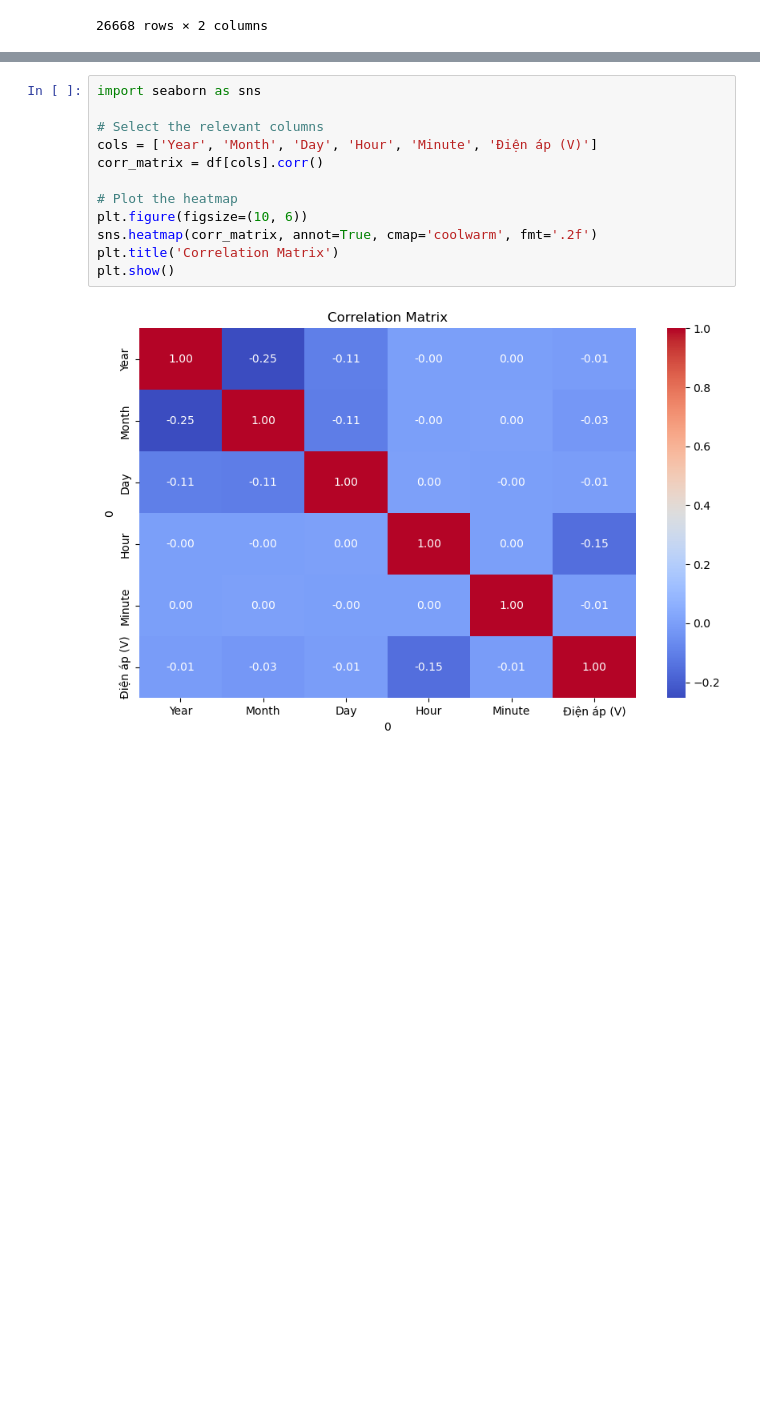
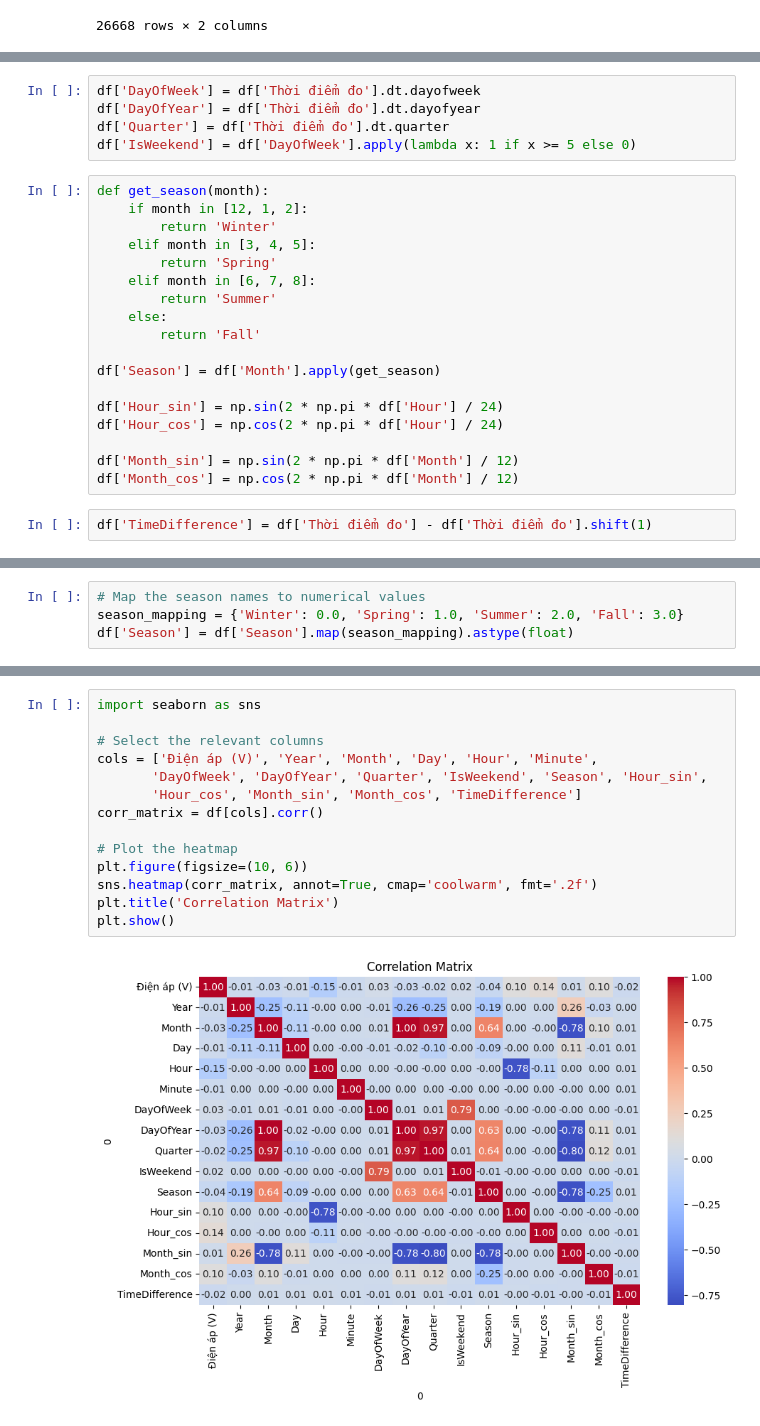
Before and after one commit to nhut-ngnn/DPL302m_Material, a Jupyter notebook: Code/EduNext_Slot5/EduNext_Slot5.ipynb, the cells around one changed output, grey strips where cells are left out. Drawn from its saved outputs; the diff is of its cells as text; blank space fills up the shorter version.

```diff
--- a/Code/EduNext_Slot5/EduNext_Slot5.ipynb
+++ b/Code/EduNext_Slot5/EduNext_Slot5.ipynb
@@ -76,0 +101,25 @@ df['Minute'] = df['Thời điểm đo'].dt.minute
+# %%
+df['DayOfWeek'] = df['Thời điểm đo'].dt.dayofweek
+df['DayOfYear'] = df['Thời điểm đo'].dt.dayofyear
+df['Quarter'] = df['Thời điểm đo'].dt.quarter
+df['IsWeekend'] = df['DayOfWeek'].apply(lambda x: 1 if x >= 5 else 0)
+# %%
+def get_season(month):
+    if month in [12, 1, 2]:
+        return 'Winter'
+    elif month in [3, 4, 5]:
+        return 'Spring'
+    elif month in [6, 7, 8]:
+        return 'Summer'
+    else:
+        return 'Fall'
+
+df['Season'] = df['Month'].apply(get_season)
+
+df['Hour_sin'] = np.sin(2 * np.pi * df['Hour'] / 24)
+df['Hour_cos'] = np.cos(2 * np.pi * df['Hour'] / 24)
+
+df['Month_sin'] = np.sin(2 * np.pi * df['Month'] / 12)
+df['Month_cos'] = np.cos(2 * np.pi * df['Month'] / 12)
+# %%
+df['TimeDifference'] = df['Thời điểm đo'] - df['Thời điểm đo'].shift(1)
@@ -76,0 +131,4 @@ df['Minute'] = df['Thời điểm đo'].dt.minute
+# %%
+# Map the season names to numerical values
+season_mapping = {'Winter': 0.0, 'Spring': 1.0, 'Summer': 2.0, 'Fall': 3.0}
+df['Season'] = df['Season'].map(season_mapping).astype(float)
@@ -77,14 +151,16 @@ df['Minute'] = df['Thời điểm đo'].dt.minute
 # %%
 import seaborn as sns
 
 # Select the relevant columns
-cols = ['Year', 'Month', 'Day', 'Hour', 'Minute', 'Điện áp (V)']
+cols = ['Điện áp (V)', 'Year', 'Month', 'Day', 'Hour', 'Minute',
+       'DayOfWeek', 'DayOfYear', 'Quarter', 'IsWeekend', 'Season', 'Hour_sin',
+       'Hour_cos', 'Month_sin', 'Month_cos', 'TimeDifference']
 corr_matrix = df[cols].corr()
 
 # Plot the heatmap
 plt.figure(figsize=(10, 6))
 sns.heatmap(corr_matrix, annot=True, cmap='coolwarm', fmt='.2f')
 plt.title('Correlation Matrix')
 plt.show()
 # %% [output]
-[figure, old version]
+[figure, new version]
```
Also changed, not shown: parts of 29 cells of this notebook.
